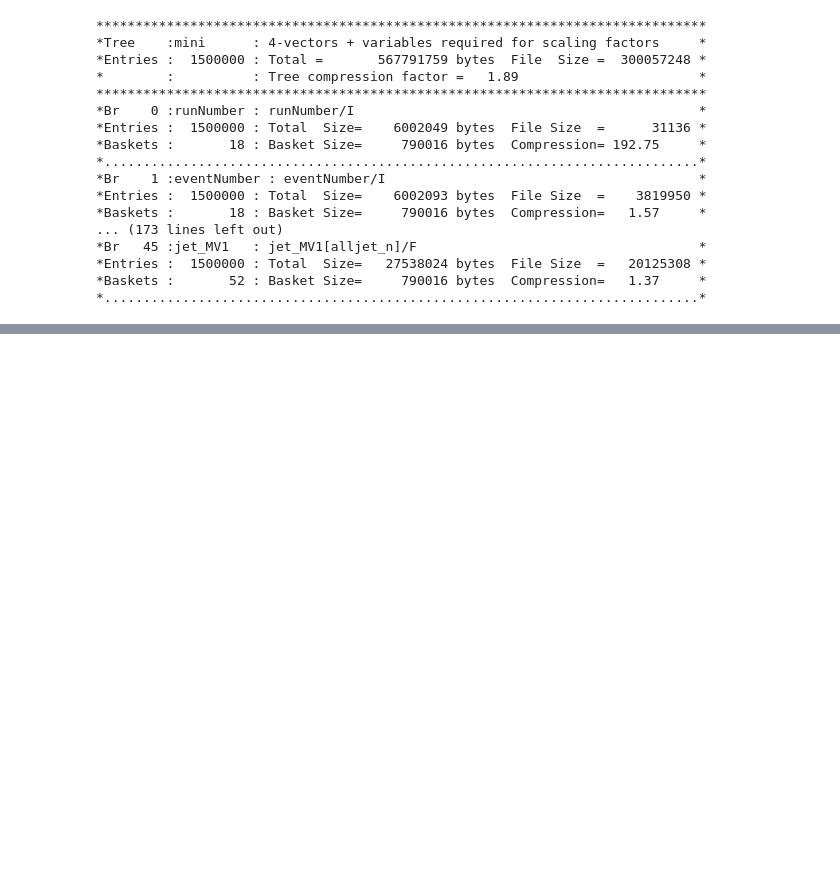
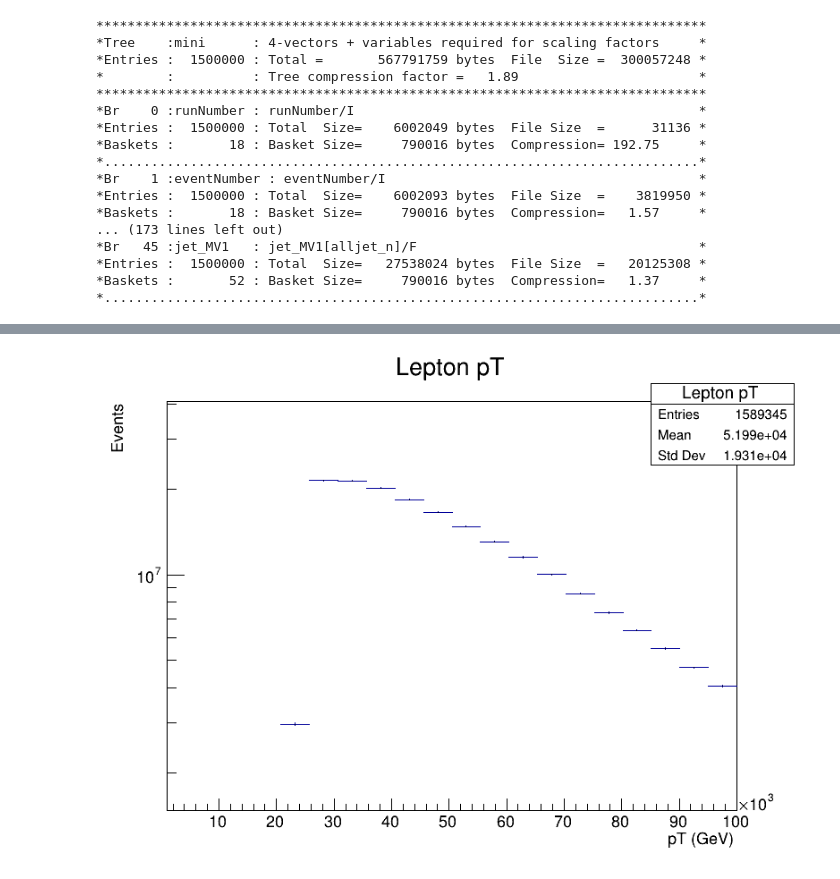
Before and after one commit to ljcaviedesb/TemasExperimental, a Jupyter notebook: TTbarSel_8TeV_MonteCarlo.ipynb, the cells around one changed output, grey strips where cells are left out. Drawn from its saved outputs; the diff is of its cells as text; code cells hidden in the pictures; blank space fills up the shorter version.

```diff
--- a/TTbarSel_8TeV_MonteCarlo.ipynb
+++ b/TTbarSel_8TeV_MonteCarlo.ipynb
@@ -374,0 +288,7 @@ canvas->Draw();
+# %%
+hist_lep_pt->Scale(factor);
+hist_lep_pt->Draw();
+canvas->SetLogy();
+canvas->Draw();
+# %% [output]
+[figure, added]
```
Also changed, not shown: parts of 55 cells of this notebook.
